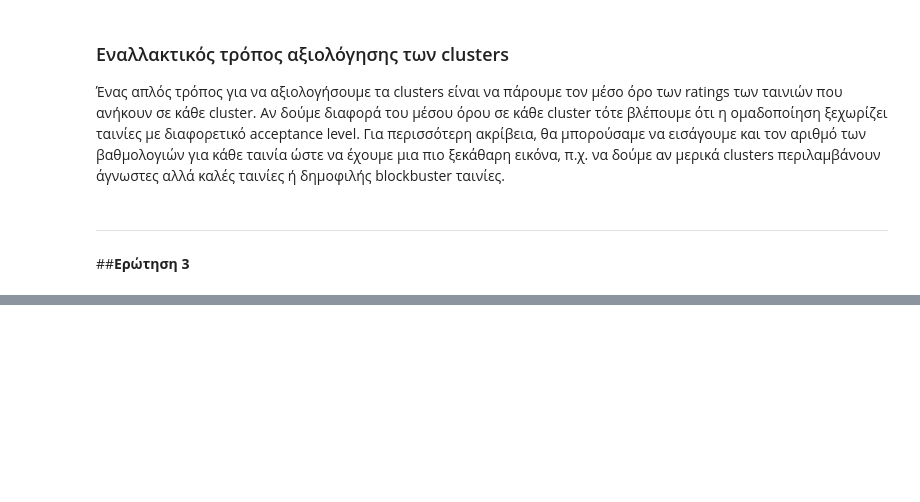
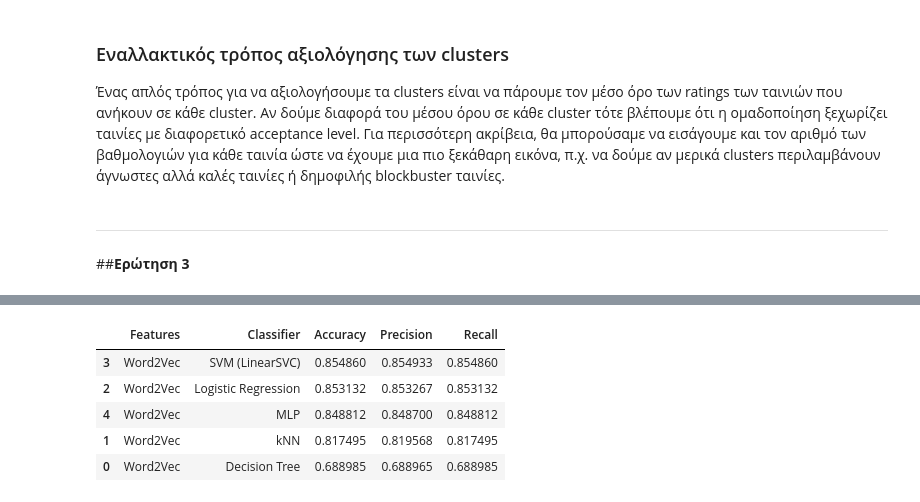
Before and after one commit to BillPapakyriakou/DataMining-Notebooks, a Jupyter notebook: assignment_3.ipynb, the cells around one changed output, grey strips where cells are left out. Saved outputs shown, nothing was run; the diff lists cells and outputs as text; code cells hidden in the pictures; blank space fills up the shorter version.

```diff
--- a/assignment_3.ipynb
+++ b/assignment_3.ipynb
@@ -473,0 +674,53 @@ Name: count, dtype: int64
+# %%
+# για κάθε ταινία υπολογισμός του mean vector όλων των λέξεων της περίληψης
+vector_size = w2v_model.vector_size
+X_w2v = np.vstack([mean_vector(txt, w2v_model, vector_size) for txt in X_text])
+
+w2v_models = {
+    "Decision Tree": DecisionTreeClassifier(random_state=42),
+
+    "kNN": Pipeline([
+        ("classifier", KNeighborsClassifier(n_neighbors=7))
+    ]),
+
+    "Logistic Regression": Pipeline([
+        ("classifier", LogisticRegression(max_iter=3000))
+    ]),
+
+    "SVM (LinearSVC)": Pipeline([
+        ("classifier", LinearSVC())
+    ]),
+
+    "MLP": Pipeline([
+        ("classifier", MLPClassifier(hidden_layer_sizes=(128,), max_iter=400, random_state=35))
+    ]),
+}
+
+# λίστα με τα αποτελέσματα του Word2Vec
+w2v_results = []
+# dictionary για αποθήκευση των confusion matrices για κάθε classifier
+w2v_confusions = {}
+
+# κάνουμε 5-fold cross validation ανα classifier
+for name, model in w2v_models.items():
+    accuracy, precision, recall, cm, _ = evaluate_metrics(model, X_w2v, y, labels, cv)
+
+    w2v_results.append({
+        "Features": "Word2Vec",
+        "Classifier": name,
+        "Accuracy": accuracy,
+        "Precision": precision,
+        "Recall": recall
+    })
+    w2v_confusions[name] = cm
+
+# αποτελέσματα sorted με βάση το accuracy του κάθε classifier
+w2v_results_df = pd.DataFrame(w2v_results).sort_values(by="Accuracy", ascending=False)
+w2v_results_df
+# %% [output]
+|  | Features | Classifier | Accuracy | Precision | Recall |
+| 3 | Word2Vec | SVM (LinearSVC) | 0.854860 | 0.854933 | 0.854860 |
+| 2 | Word2Vec | Logistic Regression | 0.853132 | 0.853267 | 0.853132 |
+| 4 | Word2Vec | MLP | 0.848812 | 0.848700 | 0.848812 |
+| 1 | Word2Vec | kNN | 0.817495 | 0.819568 | 0.817495 |
+| 0 | Word2Vec | Decision Tree | 0.688985 | 0.688965 | 0.688985 |
```
Also changed, not shown: parts of 16 cells of this notebook.
